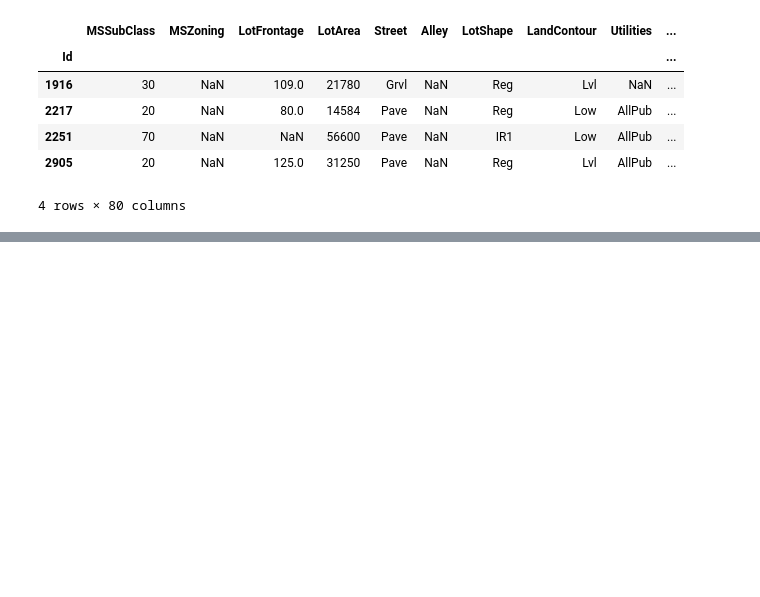
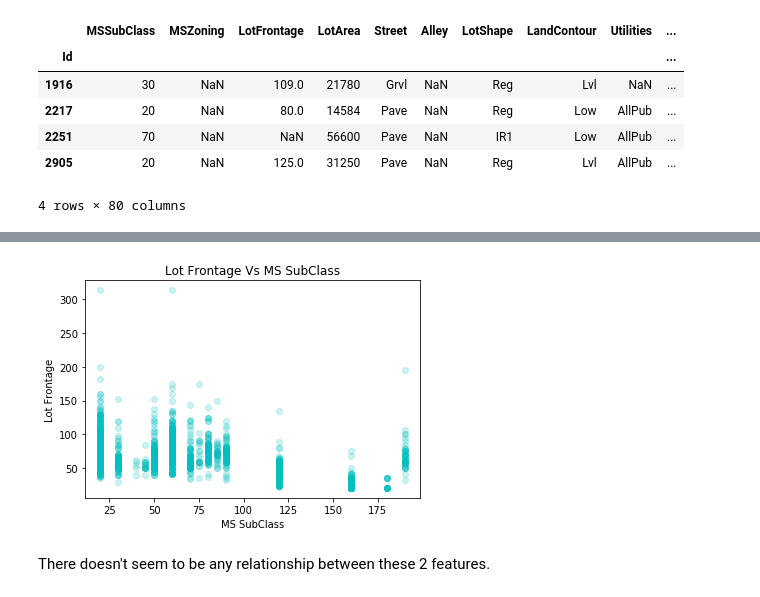
Before and after one commit to AnirudhAchal/Housing-Prices, a Jupyter notebook: Notebooks/Housing Prices .ipynb, the cells around one changed output, grey strips where cells are left out. Saved outputs shown, nothing was run; the diff lists cells and outputs as text; code cells hidden in the pictures; blank space fills up the shorter version.

```diff
--- a/Notebooks/Housing Prices .ipynb
+++ b/Notebooks/Housing Prices .ipynb
@@ -163,0 +195,7 @@ Name: MSZoning, dtype: int64
+# %%
+# Filling in missing MSZoning values
+
+df.loc[pd.isnull(df['MSZoning']) & (df['MSSubClass'] == 20), 'MSZoning'] = 'RL'
+df.MSZoning.fillna('RM', inplace = True)
+
+#The above replacement is carried out because MSSubClass and MSZoning most probably are interrelated.
@@ -163,0 +265,13 @@ Name: MSZoning, dtype: int64
+# %%
+# Scatter Plot between MSSubClass and LotFrontage
+plt.scatter(df['MSSubClass'], df['LotFrontage'], color = 'c', alpha = 0.2);
+
+plt.title('Lot Frontage Vs MS SubClass')
+plt.xlabel('MS SubClass')
+plt.ylabel('Lot Frontage')
+
+plt.show()
+# %% [output]
+[figure, added]
+# %% [markdown]
+There doesn't seem to be any relationship between these 2 features.
```
Also changed, not shown: parts of 20 cells of this notebook.
